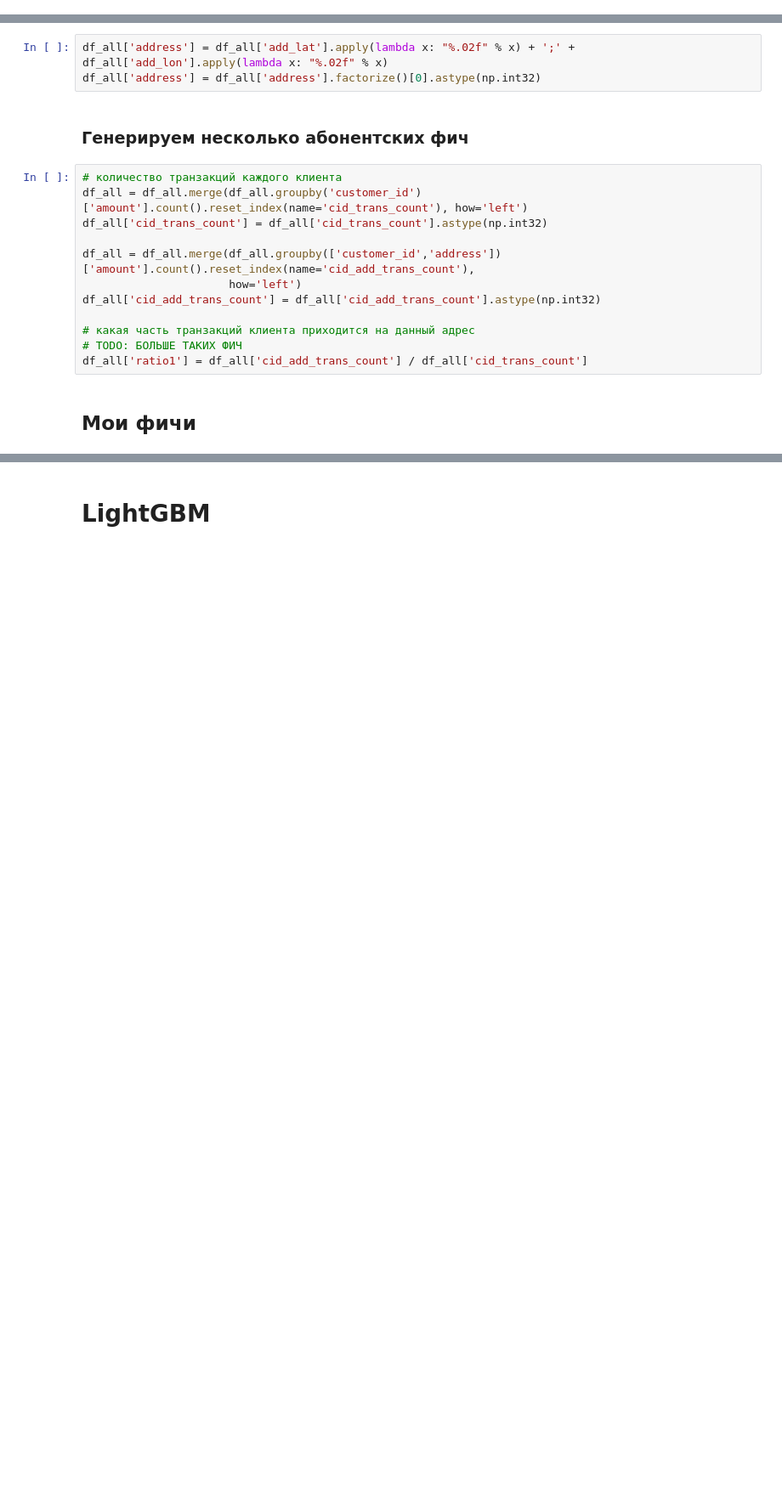
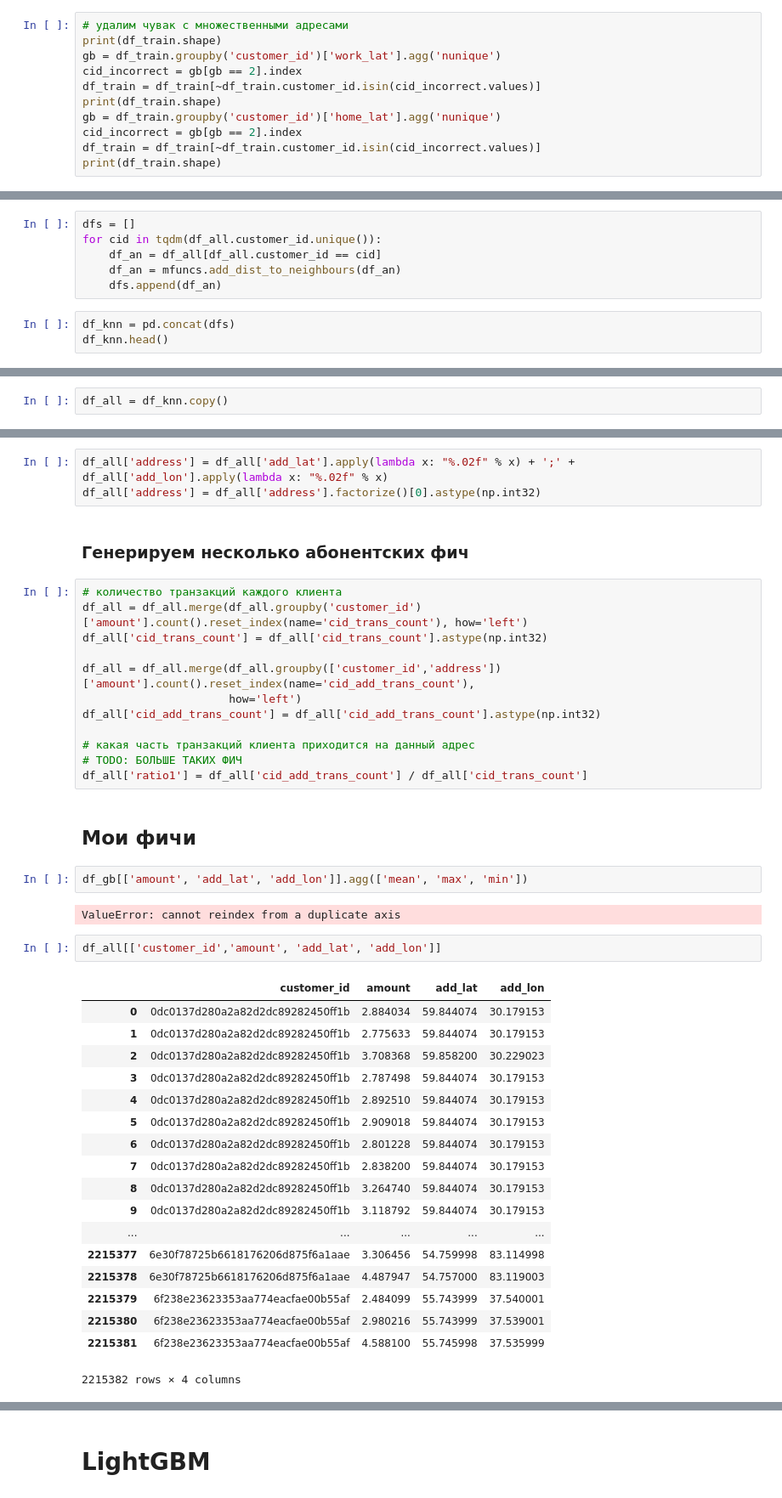
Before and after one commit to vasyarv/raif, a Jupyter notebook: notebooks/Baseline_my.ipynb, the cells around one changed output, grey strips where cells are left out. Shown at 85% size. Drawn from its saved outputs; the diff is of its cells as text; blank space fills up the shorter version.

```diff
--- a/notebooks/Baseline_my.ipynb
+++ b/notebooks/Baseline_my.ipynb
@@ -121,0 +115,11 @@ del df_train, df_test
+# %%
+# удалим чувак с множественными адресами
+print(df_train.shape)
+gb = df_train.groupby('customer_id')['work_lat'].agg('nunique')
+cid_incorrect = gb[gb == 2].index
+df_train = df_train[~df_train.customer_id.isin(cid_incorrect.values)]
+print(df_train.shape)
+gb = df_train.groupby('customer_id')['home_lat'].agg('nunique')
+cid_incorrect = gb[gb == 2].index
+df_train = df_train[~df_train.customer_id.isin(cid_incorrect.values)]
+print(df_train.shape)
@@ -140,3 +155,12 @@ df_all['dayofweek'] = df_all.transaction_date.dt.dayofweek
 # %% [markdown]
 ### Приводим адрес транзакции для pos и atm-транзакций к единообразному виду
 Просто объединяем в одну колонку и добавляем фичу - это атм или пос
+# %%
+dfs = []
+for cid in tqdm(df_all.customer_id.unique()):
+    df_an = df_all[df_all.customer_id == cid]
+    df_an = mfuncs.add_dist_to_neighbours(df_an)
+    dfs.append(df_an)
+# %%
+df_knn = pd.concat(dfs)
+df_knn.head()
@@ -143,3 +180,5 @@ df_all['dayofweek'] = df_all.transaction_date.dt.dayofweek
+# %%
+df_all = df_knn.copy()
 # %%
 df_all['is_atm'] = (~df_all['atm_lat'].isnull()).astype(np.int8)
 df_all['is_pos'] = (~df_all['pos_lat'].isnull()).astype(np.int8)
@@ -187,3 +226,28 @@ df_all['cid_add_trans_count'] = df_all['cid_add_trans_count'].astype(np.int32)
 df_all['ratio1'] = df_all['cid_add_trans_count'] / df_all['cid_trans_count']
 # %% [markdown]
 ## Мои фичи
+# %%
+df_gb[['amount', 'add_lat', 'add_lon']].agg(['mean', 'max', 'min'])
+# %% [output]
+ValueError: cannot reindex from a duplicate axis
+# %%
+df_all[['customer_id','amount', 'add_lat', 'add_lon']]
+# %% [output]
+|  | customer_id | amount | add_lat | add_lon |
+| 0 | 0dc0137d280a2a82d2dc89282450ff1b | 2.884034 | 59.844074 | 30.179153 |
+| 1 | 0dc0137d280a2a82d2dc89282450ff1b | 2.775633 | 59.844074 | 30.179153 |
+| 2 | 0dc0137d280a2a82d2dc89282450ff1b | 3.708368 | 59.858200 | 30.229023 |
+| 3 | 0dc0137d280a2a82d2dc89282450ff1b | 2.787498 | 59.844074 | 30.179153 |
+| 4 | 0dc0137d280a2a82d2dc89282450ff1b | 2.892510 | 59.844074 | 30.179153 |
+| 5 | 0dc0137d280a2a82d2dc89282450ff1b | 2.909018 | 59.844074 | 30.179153 |
+| 6 | 0dc0137d280a2a82d2dc89282450ff1b | 2.801228 | 59.844074 | 30.179153 |
+| 7 | 0dc0137d280a2a82d2dc89282450ff1b | 2.838200 | 59.844074 | 30.179153 |
+| 8 | 0dc0137d280a2a82d2dc89282450ff1b | 3.264740 | 59.844074 | 30.179153 |
+| 9 | 0dc0137d280a2a82d2dc89282450ff1b | 3.118792 | 59.844074 | 30.179153 |
+| ... | ... | ... | ... | ... |
+| 2215377 | 6e30f78725b6618176206d875f6a1aae | 3.306456 | 54.759998 | 83.114998 |
+| 2215378 | 6e30f78725b6618176206d875f6a1aae | 4.487947 | 54.757000 | 83.119003 |
+| 2215379 | 6f238e23623353aa774eacfae00b55af | 2.484099 | 55.743999 | 37.540001 |
+| 2215380 | 6f238e23623353aa774eacfae00b55af | 2.980216 | 55.743999 | 37.539001 |
+| 2215381 | 6f238e23623353aa774eacfae00b55af | 4.588100 | 55.745998 | 37.535999 |
+2215382 rows × 4 columns
```
Also changed, not shown: parts of 19 cells of this notebook.
